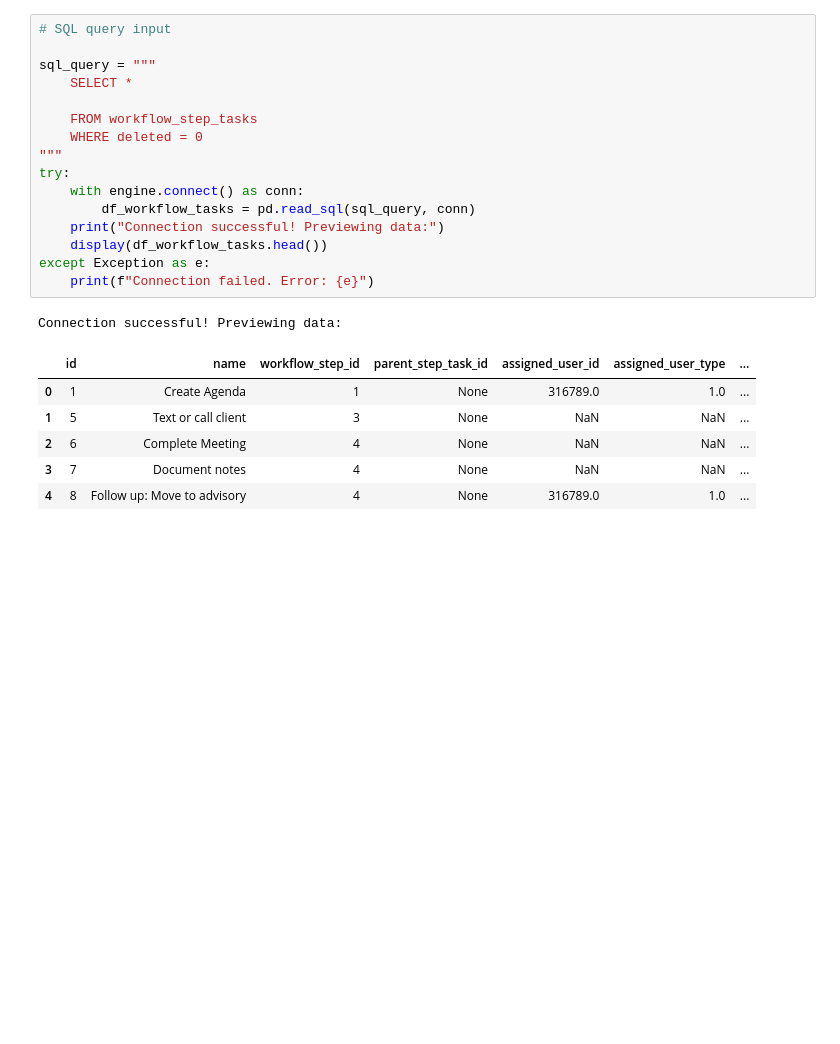
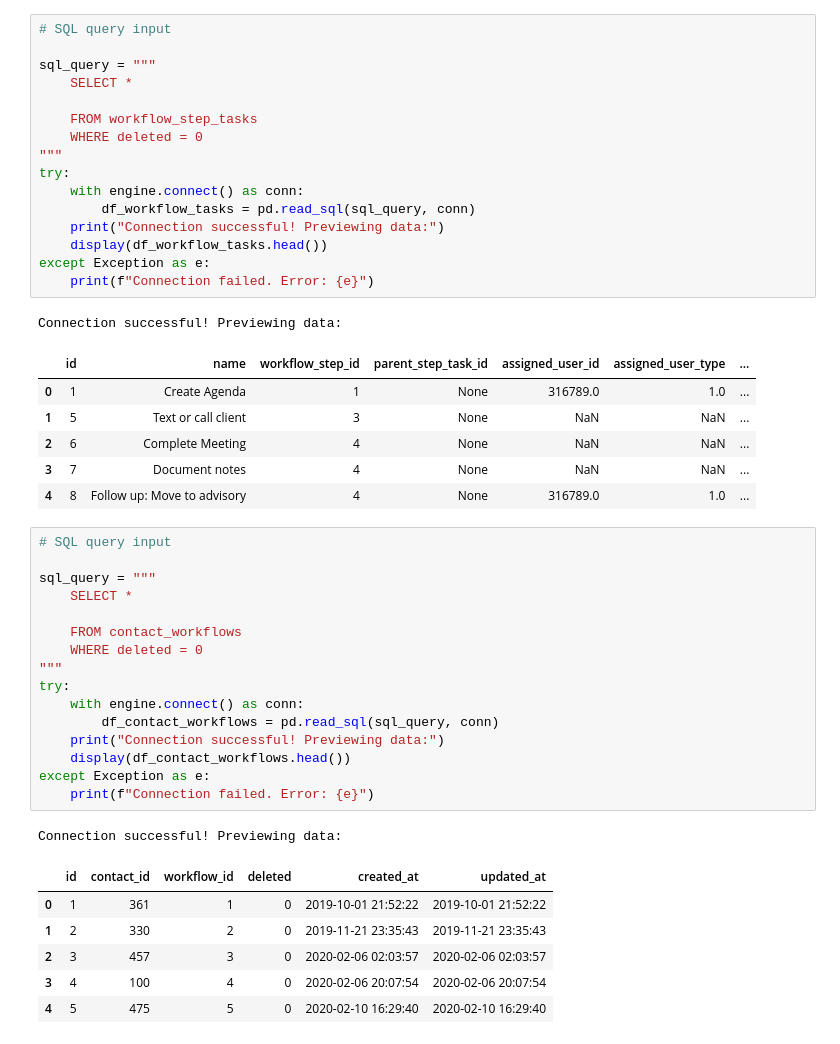
Before and after one commit to FIKennyMyers/JonBOBTransfer, a Jupyter notebook: 07_Transform_Action_Plans.ipynb, the cells around one changed output. Saved outputs shown, nothing was run; the diff lists cells and outputs as text; blank space fills up the shorter version.

```diff
--- a/07_Transform_Action_Plans.ipynb
+++ b/07_Transform_Action_Plans.ipynb
@@ -101,6 +101,30 @@ Connection successful! Previewing data:
 | 2 | 6 | Complete Meeting | 4 | None | NaN | NaN | ... |
 | 3 | 7 | Document notes | 4 | None | NaN | NaN | ... |
 | 4 | 8 | Follow up: Move to advisory | 4 | None | 316789.0 | 1.0 | ... |
+# %%
+# SQL query input
+
+sql_query = """
+    SELECT *
+
+    FROM contact_workflows
+    WHERE deleted = 0
+"""
+try:
+    with engine.connect() as conn:
+        df_contact_workflows = pd.read_sql(sql_query, conn)
+    print("Connection successful! Previewing data:")
+    display(df_contact_workflows.head())
+except Exception as e:
+    print(f"Connection failed. Error: {e}")
+# %% [output]
+Connection successful! Previewing data:
+|  | id | contact_id | workflow_id | deleted | created_at | updated_at |
+| 0 | 1 | 361 | 1 | 0 | 2019-10-01 21:52:22 | 2019-10-01 21:52:22 |
+| 1 | 2 | 330 | 2 | 0 | 2019-11-21 23:35:43 | 2019-11-21 23:35:43 |
+| 2 | 3 | 457 | 3 | 0 | 2020-02-06 02:03:57 | 2020-02-06 02:03:57 |
+| 3 | 4 | 100 | 4 | 0 | 2020-02-06 20:07:54 | 2020-02-06 20:07:54 |
+| 4 | 5 | 475 | 5 | 0 | 2020-02-10 16:29:40 | 2020-02-10 16:29:40 |
 # %%
 import pandas as pd
 from pathlib import Path
```
Also changed, not shown: parts of 1 cell of this notebook, 1 other file.
